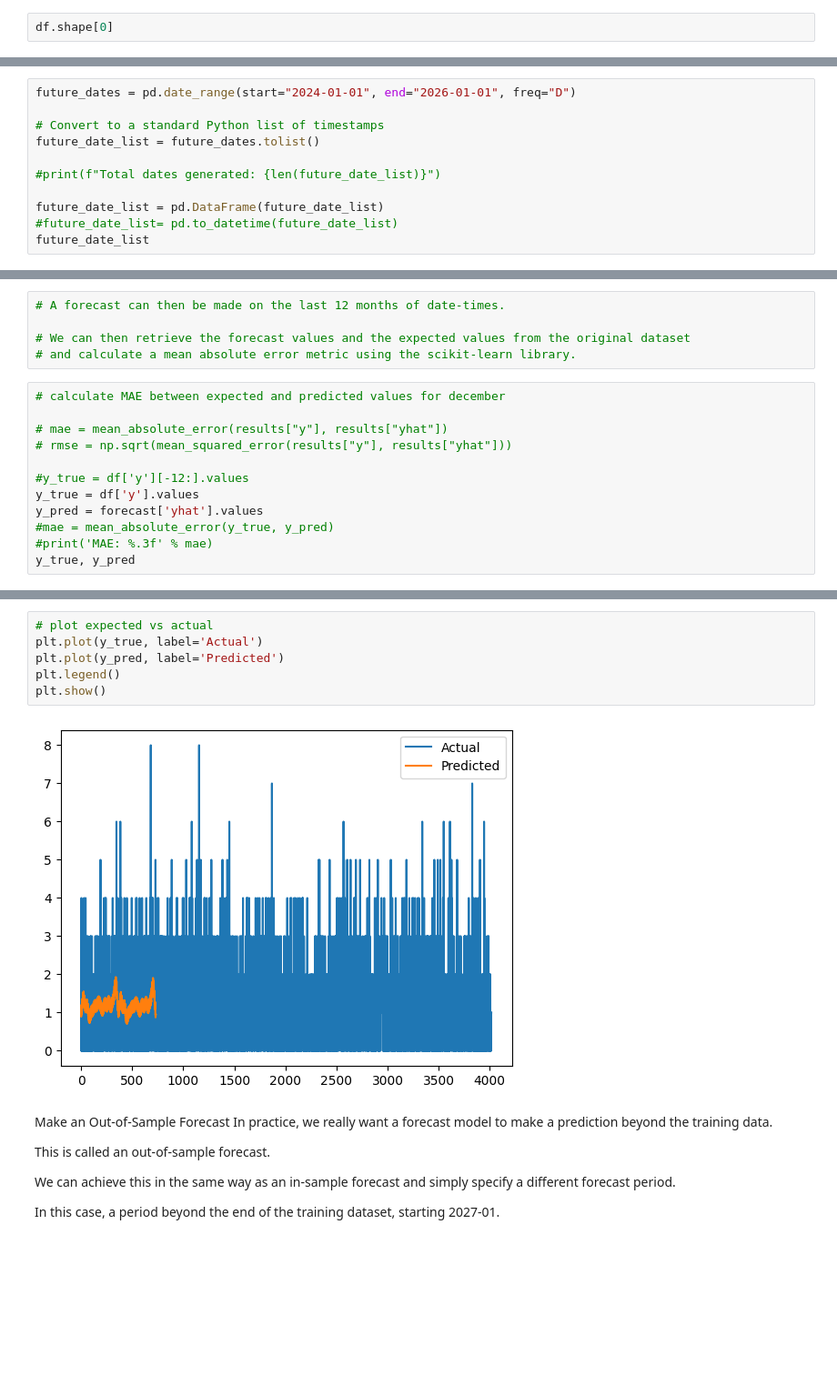
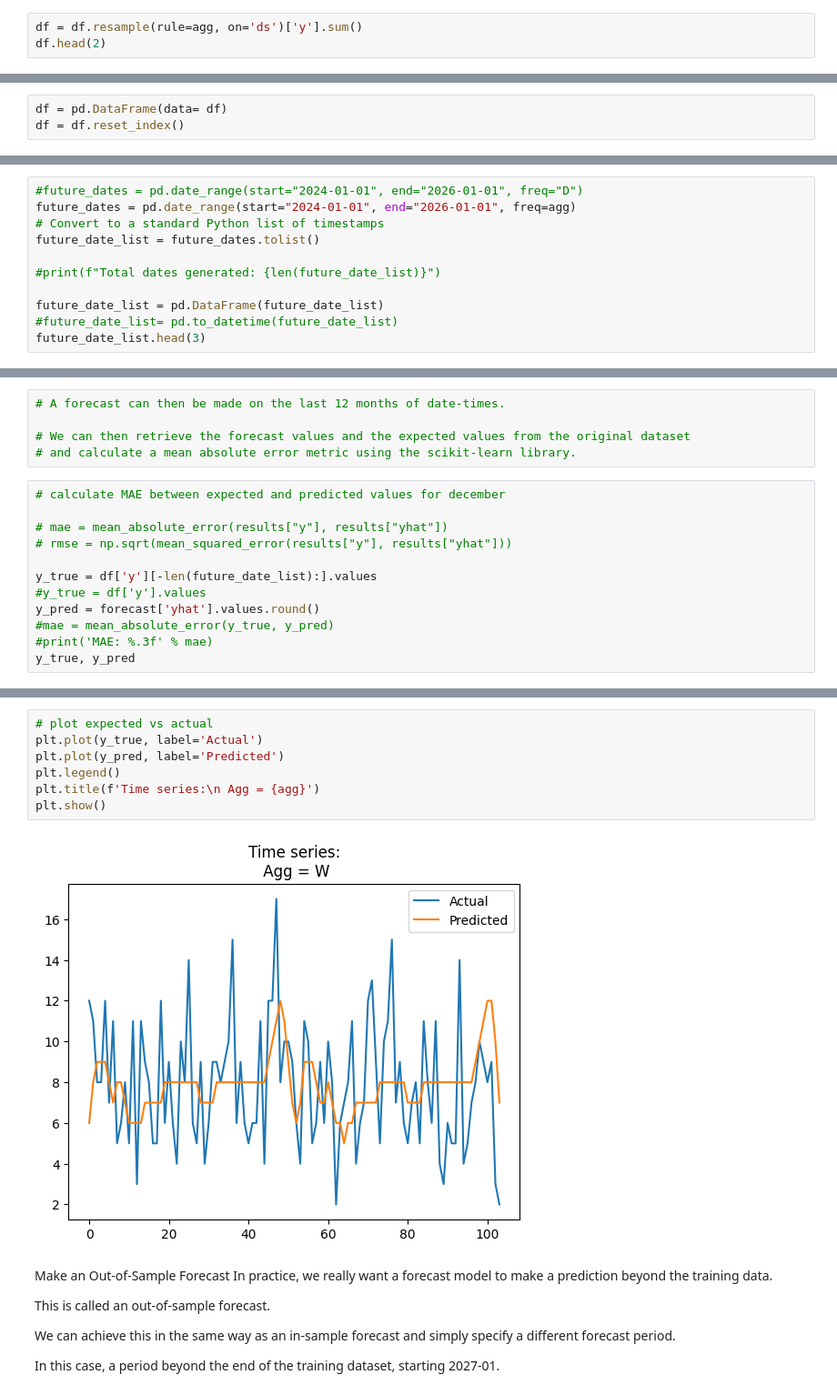
Before and after one commit to admason/C_Spark_Project_AM2, a Jupyter notebook: fb_Prophet_tutorial_AM2_RTC.ipynb, the cells around one changed output, grey strips where cells are left out. Shown at 91% size. Saved outputs shown, nothing was run; the diff lists cells and outputs as text; blank space fills up the shorter version.

```diff
--- a/fb_Prophet_tutorial_AM2_RTC.ipynb
+++ b/fb_Prophet_tutorial_AM2_RTC.ipynb
@@ -95,5 +100,6 @@ A forecast is made by calling the predict() function and passing a DataFrame tha
 
 There are many ways to create this “forecast” DataFrame. In this case, we will loop over one year of dates, e.g. the last 12 months in the dataset, and create a string for each month. We will then convert the list of dates into a DataFrame and convert the string values into date-time objects.
 # %%
-df.shape[0]
+df = df.resample(rule=agg, on='ds')['y'].sum()
+df.head(2)
 # %% [output]
@@ -100,0 +141,3 @@ df.shape[0]
+# %%
+df = pd.DataFrame(data= df)
+df = df.reset_index()
@@ -127,6 +179,6 @@ Total dates generated: 4017
 # %%
-future_dates = pd.date_range(start="2024-01-01", end="2026-01-01", freq="D")
-
+#future_dates = pd.date_range(start="2024-01-01", end="2026-01-01", freq="D")
+future_dates = pd.date_range(start="2024-01-01", end="2026-01-01", freq=agg)
 # Convert to a standard Python list of timestamps
 future_date_list = future_dates.tolist()
 
@@ -134,6 +186,6 @@ future_date_list = future_dates.tolist()
 
 future_date_list = pd.DataFrame(future_date_list)
 #future_date_list= pd.to_datetime(future_date_list)
-future_date_list
+future_date_list.head(3)
 # %% [output]
 |  | 0 |
@@ -253,9 +293,9 @@ print(train.tail())
 # mae = mean_absolute_error(results["y"], results["yhat"])
 # rmse = np.sqrt(mean_squared_error(results["y"], results["yhat"]))
 
-#y_true = df['y'][-12:].values
-y_true = df['y'].values
-y_pred = forecast['yhat'].values
+y_true = df['y'][-len(future_date_list):].values
+#y_true = df['y'].values
+y_pred = forecast['yhat'].values.round()
 #mae = mean_absolute_error(y_true, y_pred)
 #print('MAE: %.3f' % mae)
 y_true, y_pred
@@ -280,11 +318,12 @@ y_true, y_pred
 # %%
 # plot expected vs actual
 plt.plot(y_true, label='Actual')
 plt.plot(y_pred, label='Predicted')
 plt.legend()
+plt.title(f'Time series:\n Agg = {agg}')
 plt.show()
 # %% [output]
-[figure, old version]
+[figure, new version]
 # %% [markdown]
 Make an Out-of-Sample Forecast In practice, we really want a forecast model to make a prediction beyond the training data.
 
```
Also changed, not shown: parts of 23 cells of this notebook.
